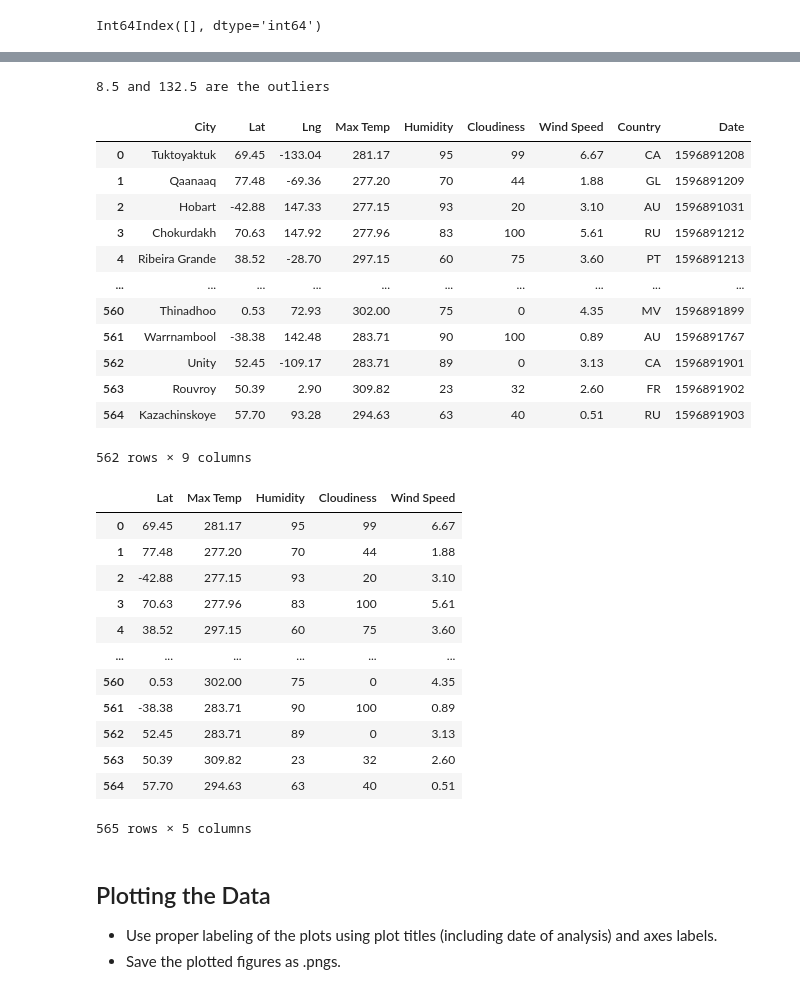
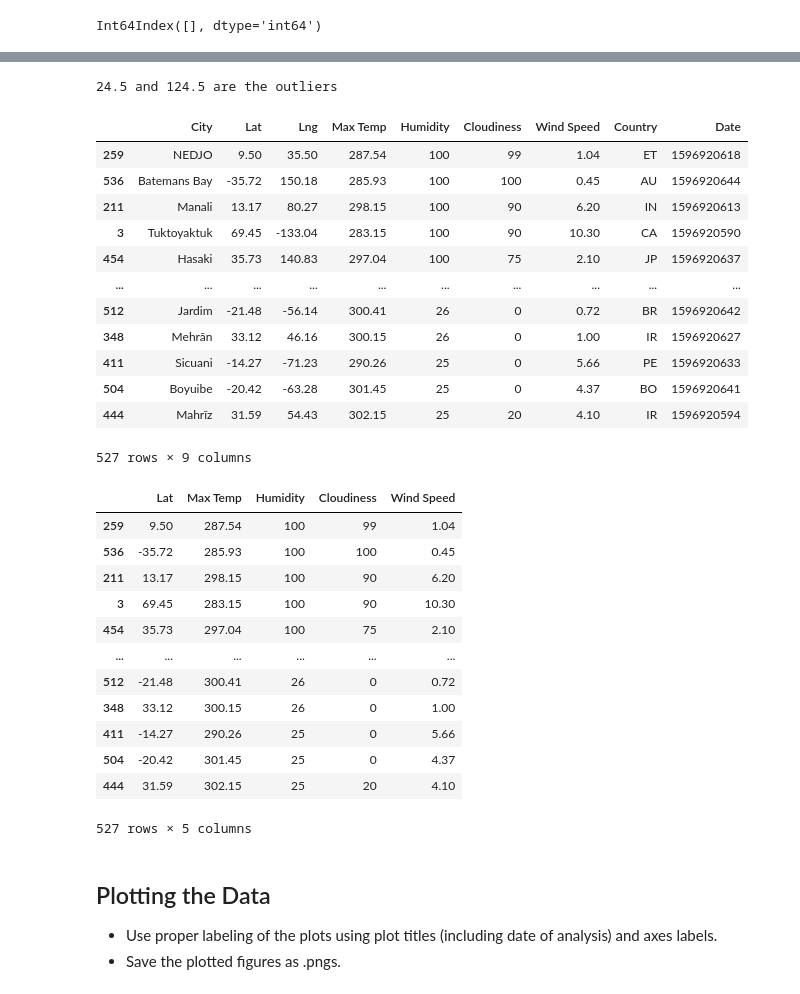
Before and after one commit to temidolan/Python-Application-Program-Interface, a Jupyter notebook: 06-Python-APIs/Instructions/starter_code/WeatherPy.ipynb, the cells around one changed output, grey strips where cells are left out. Saved outputs shown, nothing was run; the diff lists cells and outputs as text; code cells hidden in the pictures.

```diff
--- a/06-Python-APIs/Instructions/starter_code/WeatherPy.ipynb
+++ b/06-Python-APIs/Instructions/starter_code/WeatherPy.ipynb
@@ -77,7 +77,7 @@ print(f"------------------------")
 
 for city in cities:
     try:
-        time.sleep(1)
+        #time.sleep(1)
 
         response=requests.get(query_url +city)
         json_response=response.json()
@@ -227,52 +228,53 @@ clean_city_data
 # %%
-
+#This is my own method and it's working
 
 humidity_out=new_weather_df["Humidity"]
 humidity_out
 quartiles= humidity_out.quantile([.25,.5,.75])
 lowerquartile=quartiles[0.25]
 upperquartile=quartiles[0.75]
 iqr=upperquartile-lowerquartile
 #Determine the outlier using the upper and lower bound
 humidity_lower_bound=lowerquartile - (1.5*iqr)
 humidity_upper_bound=upperquartile + (1.5*iqr)
 print(f"{humidity_lower_bound} and {humidity_upper_bound} are the outliers")
 
 new_day_df=new_weather_df.loc[(new_weather_df["Humidity"]>humidity_lower_bound) & (new_weather_df["Humidity"]<humidity_upper_bound)]
+new_day_df=new_day_df.sort_values("Humidity",ascending=False)
 new_day_df
 # %% [output]
-8.5 and 132.5 are the outliers
+24.5 and 124.5 are the outliers
 |  | City | Lat | Lng | Max Temp | Humidity | Cloudiness | Wind Speed | Country | Date |
-| 0 | Tuktoyaktuk | 69.45 | -133.04 | 281.17 | 95 | 99 | 6.67 | CA | 1596891208 |
-| 1 | Qaanaaq | 77.48 | -69.36 | 277.20 | 70 | 44 | 1.88 | GL | 1596891209 |
-| 2 | Hobart | -42.88 | 147.33 | 277.15 | 93 | 20 | 3.10 | AU | 1596891031 |
-| 3 | Chokurdakh | 70.63 | 147.92 | 277.96 | 83 | 100 | 5.61 | RU | 1596891212 |
-| 4 | Ribeira Grande | 38.52 | -28.70 | 297.15 | 60 | 75 | 3.60 | PT | 1596891213 |
+| 259 | NEDJO | 9.50 | 35.50 | 287.54 | 100 | 99 | 1.04 | ET | 1596920618 |
+| 536 | Batemans Bay | -35.72 | 150.18 | 285.93 | 100 | 100 | 0.45 | AU | 1596920644 |
+| 211 | Manali | 13.17 | 80.27 | 298.15 | 100 | 90 | 6.20 | IN | 1596920613 |
+| 3 | Tuktoyaktuk | 69.45 | -133.04 | 283.15 | 100 | 90 | 10.30 | CA | 1596920590 |
+| 454 | Hasaki | 35.73 | 140.83 | 297.04 | 100 | 75 | 2.10 | JP | 1596920637 |
 | ... | ... | ... | ... | ... | ... | ... | ... | ... | ... |
-| 560 | Thinadhoo | 0.53 | 72.93 | 302.00 | 75 | 0 | 4.35 | MV | 1596891899 |
-| 561 | Warrnambool | -38.38 | 142.48 | 283.71 | 90 | 100 | 0.89 | AU | 1596891767 |
-| 562 | Unity | 52.45 | -109.17 | 283.71 | 89 | 0 | 3.13 | CA | 1596891901 |
-| 563 | Rouvroy | 50.39 | 2.90 | 309.82 | 23 | 32 | 2.60 | FR | 1596891902 |
-| 564 | Kazachinskoye | 57.70 | 93.28 | 294.63 | 63 | 40 | 0.51 | RU | 1596891903 |
+| 512 | Jardim | -21.48 | -56.14 | 300.41 | 26 | 0 | 0.72 | BR | 1596920642 |
+| 348 | Mehrān | 33.12 | 46.16 | 300.15 | 26 | 0 | 1.00 | IR | 1596920627 |
+| 411 | Sicuani | -14.27 | -71.23 | 290.26 | 25 | 0 | 5.66 | PE | 1596920633 |
+| 504 | Boyuibe | -20.42 | -63.28 | 301.45 | 25 | 0 | 4.37 | BO | 1596920641 |
+| 444 | Mahrīz | 31.59 | 54.43 | 302.15 | 25 | 20 | 4.10 | IR | 1596920594 |
-562 rows × 9 columns
+527 rows × 9 columns
 # %%
 # Extract relevant fields from the data frame
-extract_data=clean_city_data[["Lat","Max Temp","Humidity","Cloudiness","Wind Speed"]]
+extract_data=new_day_df[["Lat","Max Temp","Humidity","Cloudiness","Wind Speed"]]
 extract_data
 # %% [output]
 |  | Lat | Max Temp | Humidity | Cloudiness | Wind Speed |
-| 0 | 69.45 | 281.17 | 95 | 99 | 6.67 |
-| 1 | 77.48 | 277.20 | 70 | 44 | 1.88 |
-| 2 | -42.88 | 277.15 | 93 | 20 | 3.10 |
-| 3 | 70.63 | 277.96 | 83 | 100 | 5.61 |
-| 4 | 38.52 | 297.15 | 60 | 75 | 3.60 |
+| 259 | 9.50 | 287.54 | 100 | 99 | 1.04 |
+| 536 | -35.72 | 285.93 | 100 | 100 | 0.45 |
+| 211 | 13.17 | 298.15 | 100 | 90 | 6.20 |
+| 3 | 69.45 | 283.15 | 100 | 90 | 10.30 |
+| 454 | 35.73 | 297.04 | 100 | 75 | 2.10 |
 | ... | ... | ... | ... | ... | ... |
-| 560 | 0.53 | 302.00 | 75 | 0 | 4.35 |
-| 561 | -38.38 | 283.71 | 90 | 100 | 0.89 |
-| 562 | 52.45 | 283.71 | 89 | 0 | 3.13 |
-| 563 | 50.39 | 309.82 | 23 | 32 | 2.60 |
-| 564 | 57.70 | 294.63 | 63 | 40 | 0.51 |
+| 512 | -21.48 | 300.41 | 26 | 0 | 0.72 |
+| 348 | 33.12 | 300.15 | 26 | 0 | 1.00 |
+| 411 | -14.27 | 290.26 | 25 | 0 | 5.66 |
+| 504 | -20.42 | 301.45 | 25 | 0 | 4.37 |
+| 444 | 31.59 | 302.15 | 25 | 20 | 4.10 |
-565 rows × 5 columns
+527 rows × 5 columns
 # %%
 # Export the City_Data into a csv
 extract_data.to_csv("../output_data/extra.csv",index=False, header=True)
```
Also changed, not shown: parts of 26 cells of this notebook, 14 other files.
